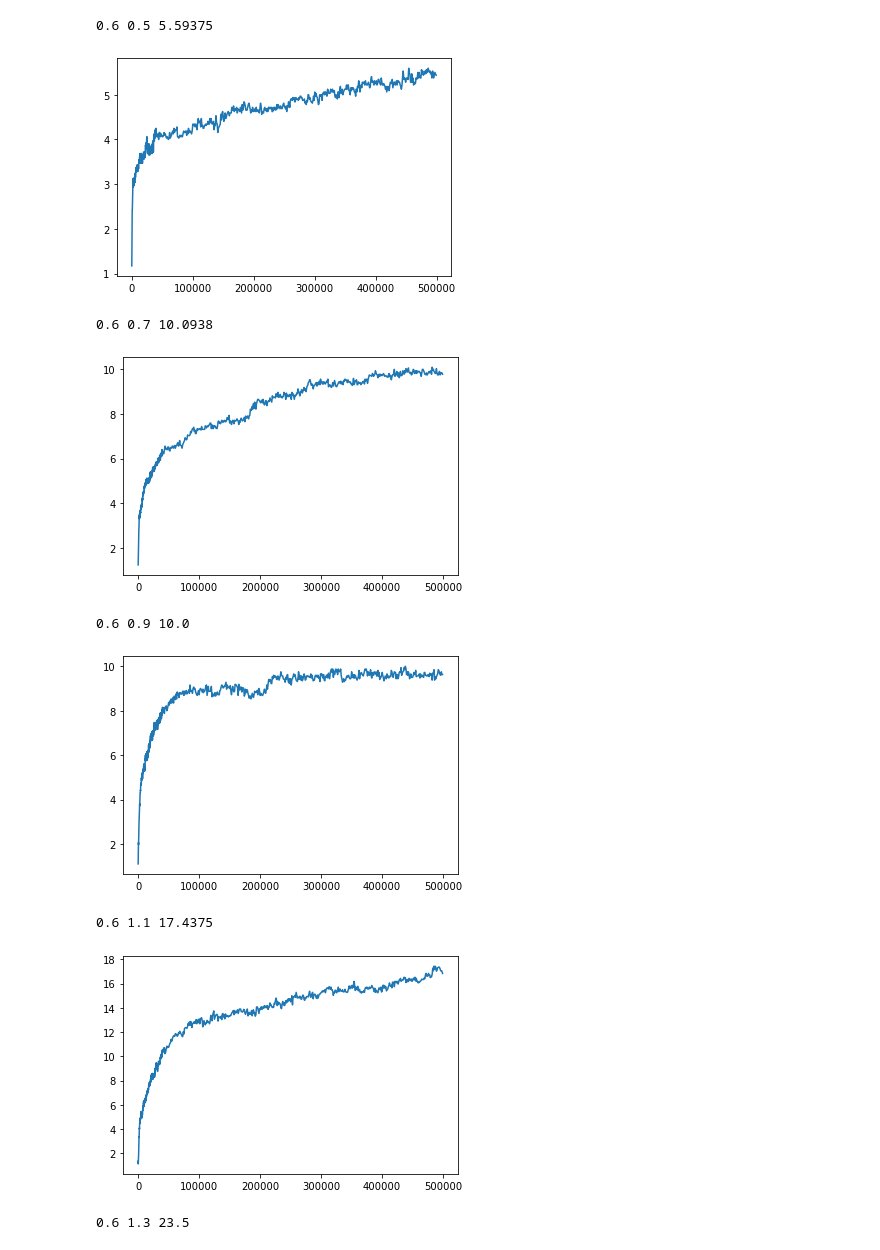
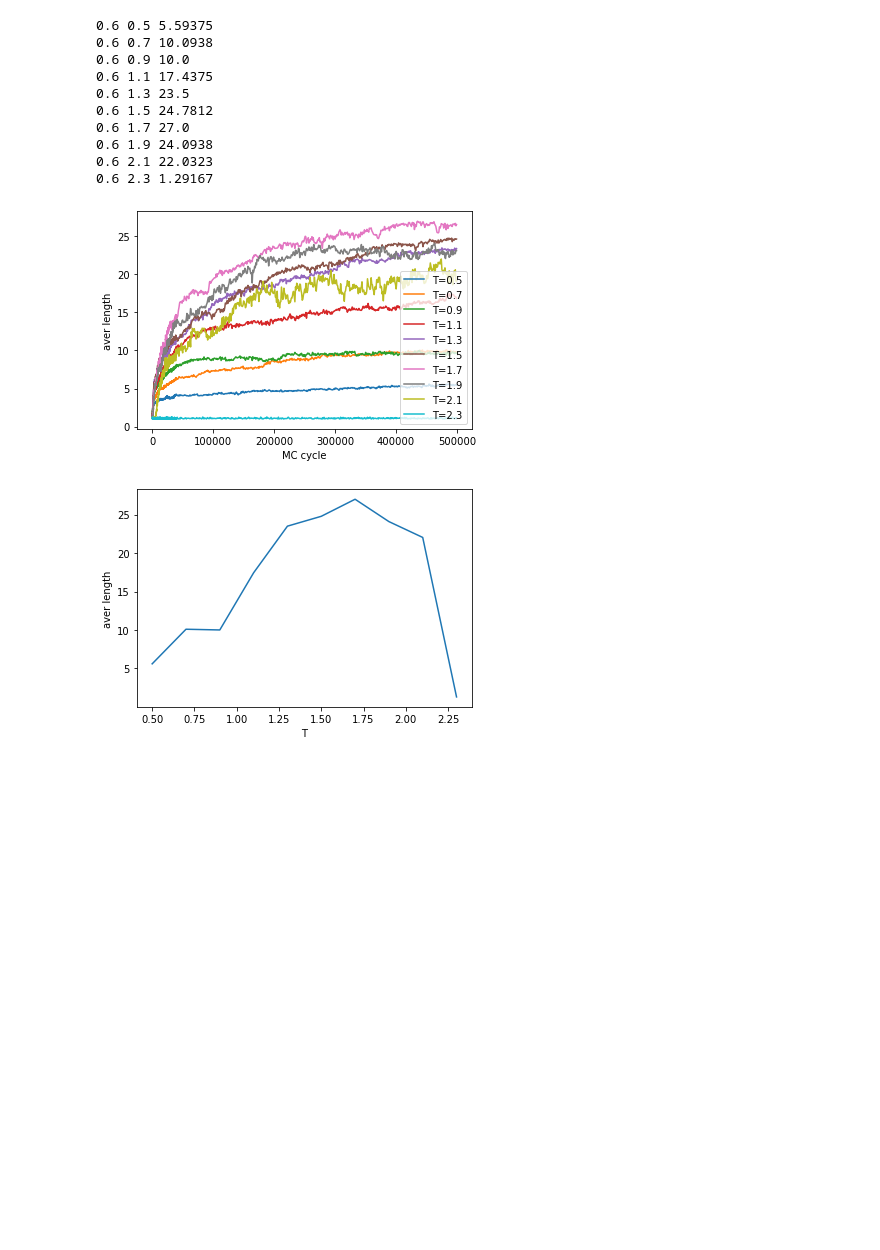
Before and after one commit to HCOOLi/float_crystal, a Jupyter notebook: plot.ipynb, the cells around one changed output. Saved outputs shown, nothing was run; the diff lists cells and outputs as text; code cells hidden in the pictures; blank space fills up the shorter version.

```diff
--- a/plot.ipynb
+++ b/plot.ipynb
@@ -6,9 +98,20 @@ import os
 # %%
-for i in range(4,11,2):
+for i in range(4,10,2):
+    Ep2=[]
+    T=[]
     for j in np.arange(0.2,1.1,0.2):
-        data = pd.read_csv("./data/datastepcool/2020-11-8/Ep2=%gEe2e=%d/crystility"%(j,i),header=None,sep="\t",names=["T","C"])
+        data = pd.read_csv("/home/hcooh/fastdata/datastepheat/2020-11-7/Ep2=%gEe2e=%d/crystility"%(j,i),header=None,sep="\t",names=["T","C"])
         print("%g"%i,"%g"%j,data["T"][data.diff()["C"].idxmin()] )
-        print("%g"%(0.3*i+2.5*j))
+        print("%g"%(0.35*i+3*j))
+        Ep2.append(j)
+        T.append(data["T"][data.diff()["C"].idxmin()])
+
+    plt.plot(Ep2,T,label="Ee2e=%g"%i)
+    #plt.title("stepcool: Ee2e=%g"%i)
+    plt.xlabel("Ep2")
+    plt.ylabel("Tm")
+plt.legend()
+plt.show()
 #         5*Ep1()
     #     plt.plot(data["T"],data["C"])
 #     plt.show()
@@ -33,9 +136,0 @@ for i in range(4,11,2):
-# %%
-for i in range(4,8,2):
-    for j in np.arange(0.2,1.1,0.2):
-        data = pd.read_csv("./data/datastepheat/2020-11-7/Ep2=%gEe2e=%d/crystility"%(j,i),header=None,sep="\t",names=["T","C"])
-        print("%g"%i,"%g"%j,data["T"][data.diff()["C"].idxmin()] )
-        print("%g"%(0.35*i+3*j))
-#         5*Ep1()
-    #     plt.plot(data["T"],data["C"])
-#     plt.show()
@@ -63,25 +137,37 @@ for i in range(4,8,2):
 # %%
 # for Ep12 in np.arange(0.6,1.0,0.2):
 Tlist=[]
 maxlist=[]
 for T in np.arange(0.5,2.5,0.2):
     data = pd.read_csv("/home/hcooh/projects/float_crystal/data/eccdata_ep1/2020-11-16/Ep2=0.2Ep12=%gEe2e=6T=%g/length"%(0.6,T),header=None,sep="\t",names=["i","max","aver"])
     print(0.6,"%g"%T,data["aver"].max())
     Tlist.append(T)
     maxlist.append(data["aver"].max())
-    plt.plot(data["i"],data["aver"])
-    plt.show()
+    plt.plot(data["i"],data["aver"],label="T=%g"%T)
+# plt.title("T=%g"%T)
+
+plt.ylabel("aver length")
+plt.xlabel("MC cycle")
+plt.legend()
+plt.savefig("length_T=%g.png"%T)
+#     plt.show()''
+plt.figure()
+plt.xlabel("T")
+plt.ylabel("aver length")
 plt.plot(Tlist,maxlist)
 plt.show()
 #         os.pause()
 #         print(0.35*i+3*j)
 # %% [output]
 0.6 0.5 5.59375
+0.6 0.7 10.0938
+0.6 0.9 10.0
+0.6 1.1 17.4375
+0.6 1.3 23.5
+0.6 1.5 24.7812
+0.6 1.7 27.0
+0.6 1.9 24.0938
+0.6 2.1 22.0323
+0.6 2.3 1.29167
-[figure, old version]
+[figure, new version]
-0.6 0.7 10.0938
-[figure, old version]
+[figure, new version]
-0.6 0.9 10.0
-[figure, removed]
-0.6 1.1 17.4375
-[figure, removed]
-0.6 1.3 23.5
```
Also changed, not shown: parts of 9 cells of this notebook, 50 other files.
